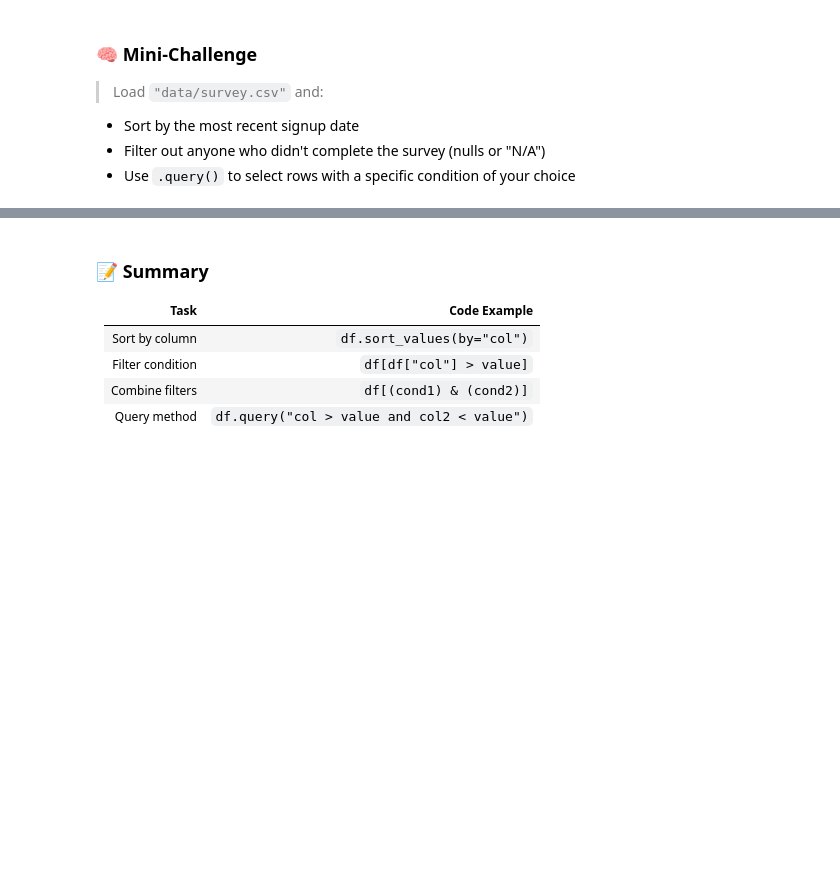
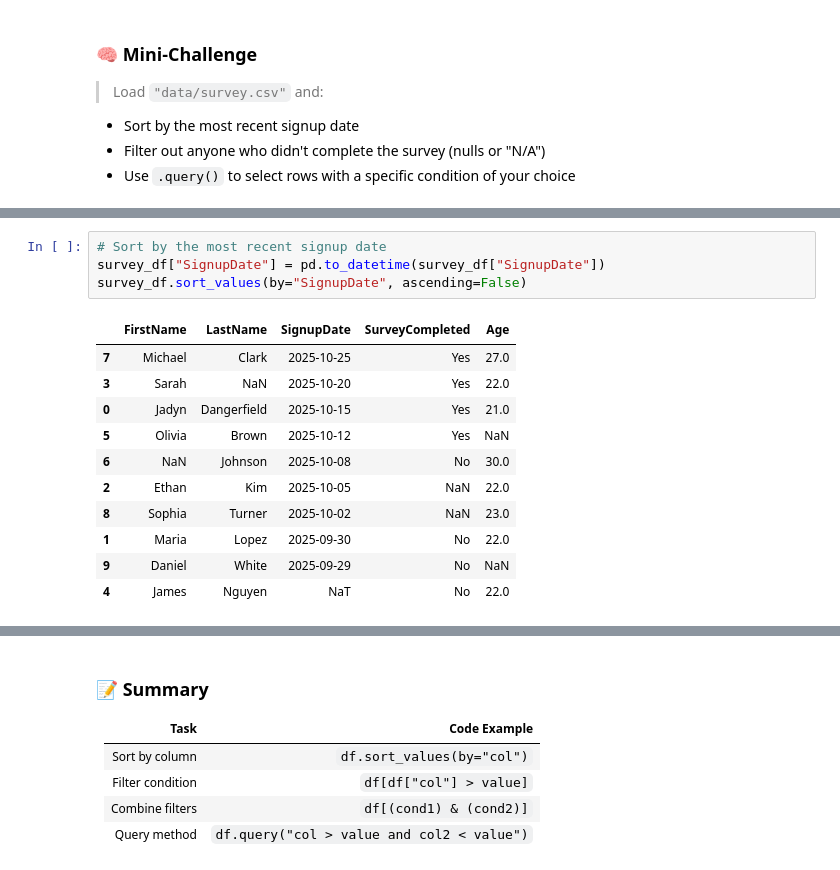
Before and after one commit to jay-d515/jay-d515-3603-DataScience, a Jupyter notebook: Completed/06-Working_with_Data/07-sorting_and_filtering.ipynb, the cells around one changed output, grey strips where cells are left out. Saved outputs shown, nothing was run; the diff lists cells and outputs as text; blank space fills up the shorter version.

```diff
--- a/Completed/06-Working_with_Data/07-sorting_and_filtering.ipynb
+++ b/Completed/06-Working_with_Data/07-sorting_and_filtering.ipynb
@@ -205,0 +229,16 @@ df.query("math_score > 95 or science_score > 95")
+# %%
+# Sort by the most recent signup date
+survey_df["SignupDate"] = pd.to_datetime(survey_df["SignupDate"])
+survey_df.sort_values(by="SignupDate", ascending=False)
+# %% [output]
+|  | FirstName | LastName | SignupDate | SurveyCompleted | Age |
+| 7 | Michael | Clark | 2025-10-25 | Yes | 27.0 |
+| 3 | Sarah | NaN | 2025-10-20 | Yes | 22.0 |
+| 0 | Jadyn | Dangerfield | 2025-10-15 | Yes | 21.0 |
+| 5 | Olivia | Brown | 2025-10-12 | Yes | NaN |
+| 6 | NaN | Johnson | 2025-10-08 | No | 30.0 |
+| 2 | Ethan | Kim | 2025-10-05 | NaN | 22.0 |
+| 8 | Sophia | Turner | 2025-10-02 | NaN | 23.0 |
+| 1 | Maria | Lopez | 2025-09-30 | No | 22.0 |
+| 9 | Daniel | White | 2025-09-29 | No | NaN |
+| 4 | James | Nguyen | NaT | No | 22.0 |
```
Also changed, not shown: parts of 4 cells of this notebook.
